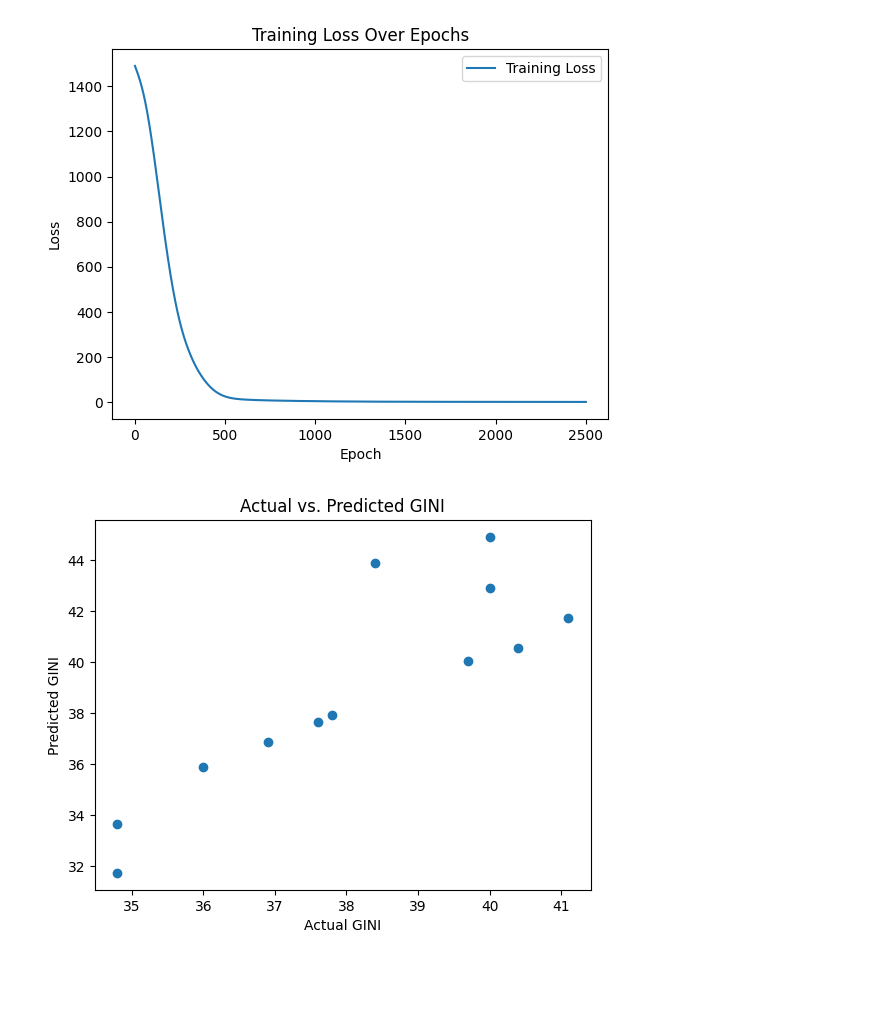
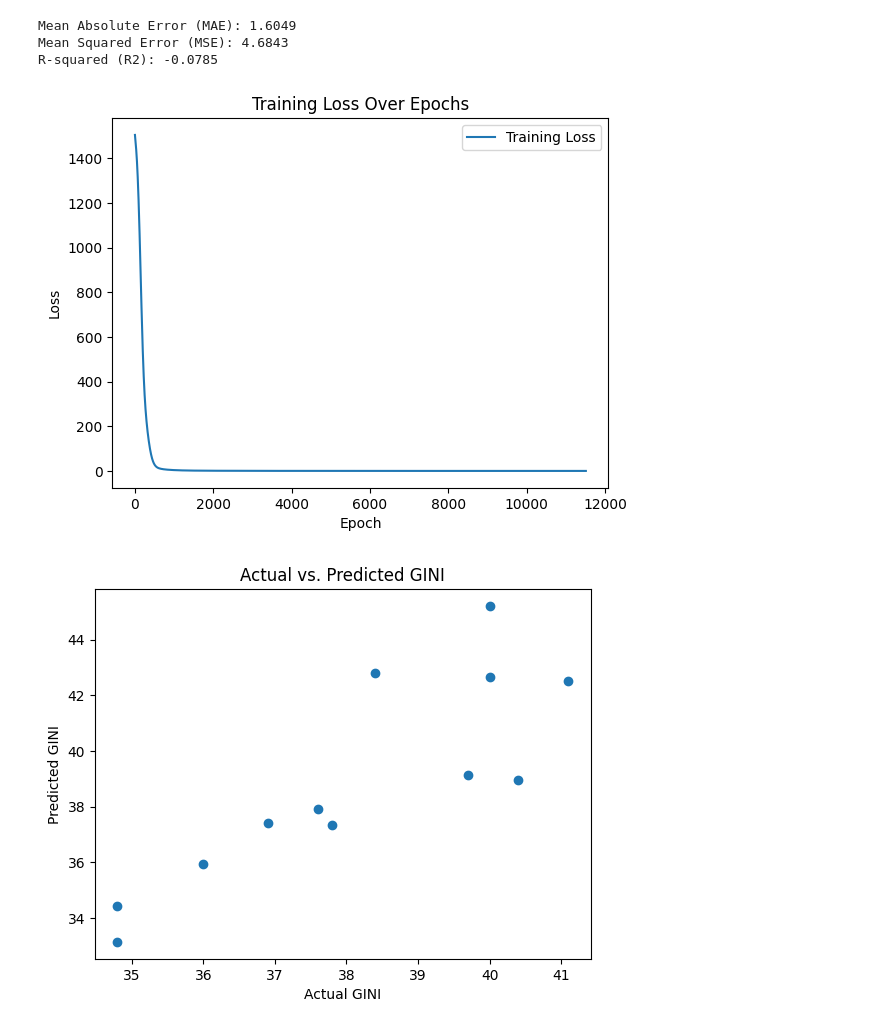
Before and after one commit to jpmalone0/MLForePolicy, a Jupyter notebook: pred.ipynb, the cells around one changed output. Cells and saved outputs as stored; diff of their text form; code cells hidden in the pictures; blank space fills up the shorter version.

Commit message:
added early stopping

```diff
--- a/pred.ipynb
+++ b/pred.ipynb
@@ -58,9 +78,9 @@ target = data['GINI']  # Select Label
 # Hyperparameters
 input_size = len(new_columns) - 2  # -2 from Year and Gini columns
 output_size = 1
-learning_rate = 0.001
+learning_rate = 0.002
 batch_size = 64
-num_epochs = 2500
+num_epochs = 20000
 
 # Split the data into training and testing sets
 X_train, X_test, y_train, y_test = train_test_split(features, target, test_size=0.2, random_state=42)
@@ -103,6 +123,9 @@ optimizer = optim.Adam(model.parameters(), lr=learning_rate)
 
 # Training
 losses = []
+best_loss = float('inf')  # Initialize with a large value
+patience = 3  # Set the patience parameter
+
 for epoch in range(num_epochs):
     model.train()
     total_loss = 0
@@ -122,8 +145,20 @@ for epoch in range(num_epochs):
 
     average_loss = total_loss / len(train_loader)
     losses.append(average_loss)
-    if((epoch+1)%250==0):
-      print(f'Epoch [{epoch+1}/{num_epochs}], Loss: {average_loss:.4f}')
+
+    if (epoch + 1) % 500 == 0:
+        print(f'Epoch [{epoch + 1}/{num_epochs}], Loss: {average_loss:.4f}')
+
+    # Early stopping logic
+    if average_loss < best_loss:
+        best_loss = average_loss
+        epochs_no_improve = 0
+    else:
+        epochs_no_improve += 1
+
+    if epochs_no_improve == patience:
+        print(f'Early stopping at epoch {epoch + 1} with best loss: {best_loss:.4f}')
+        break
 
 # Evaluate on test data
 
@@ -159,13 +200,26 @@ Test Loss: 6.1722
+# %%
+# Regression metrics
+mae = mean_absolute_error(y_test.values, predictions)
+mse = mean_squared_error(y_test.values, predictions)
+r2 = r2_score(y_test.values, predictions)
+
+print(f'Mean Absolute Error (MAE): {mae:.4f}')
+print(f'Mean Squared Error (MSE): {mse:.4f}')
+print(f'R-squared (R2): {r2:.4f}')
+# %% [output]
+Mean Absolute Error (MAE): 1.6049
+Mean Squared Error (MSE): 4.6843
+R-squared (R2): -0.0785
 # %%
 # Plotting
-plt.plot(range(1, num_epochs + 1), losses, label='Training Loss')
+plt.plot(range(1, epoch + 2), losses, label='Training Loss')
 plt.xlabel('Epoch')
 plt.ylabel('Loss')
 plt.title('Training Loss Over Epochs')
 plt.legend()
 plt.show()
 # %% [output]
-[figure, old version]
+[figure, new version]
 # %%
 
 plt.scatter(y_test, predictions, alpha=1)
@@ -174,7 +228,7 @@ plt.ylabel('Predicted GINI')
 plt.title('Actual vs. Predicted GINI')
 plt.show()
 # %% [output]
-[figure, old version]
+[figure, new version]
 # %%
 # Feature Importance Visualization:
 weights_fc1 = model.fc1.weight.detach().numpy()
```
Also changed, not shown: parts of 7 cells of this notebook.
